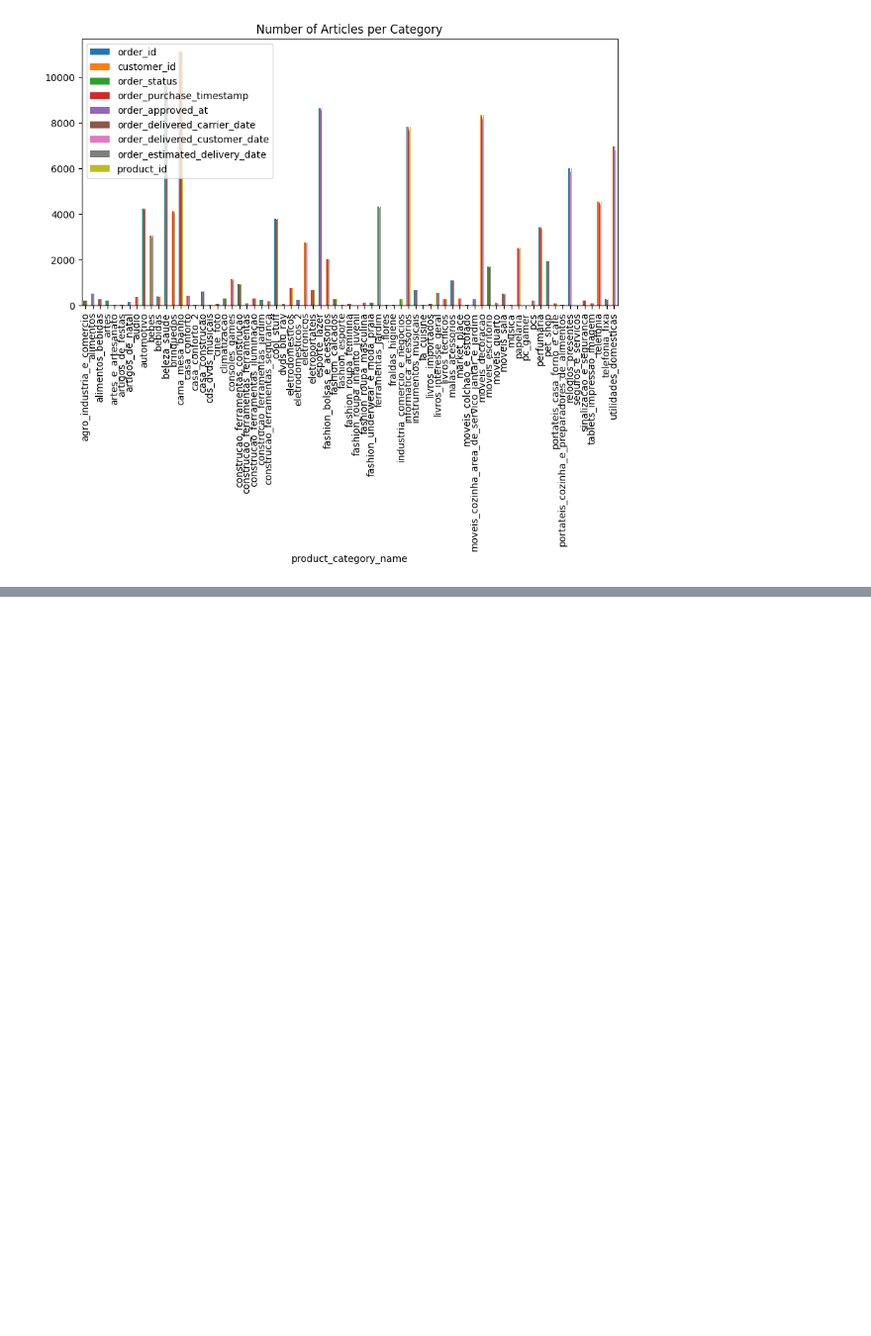
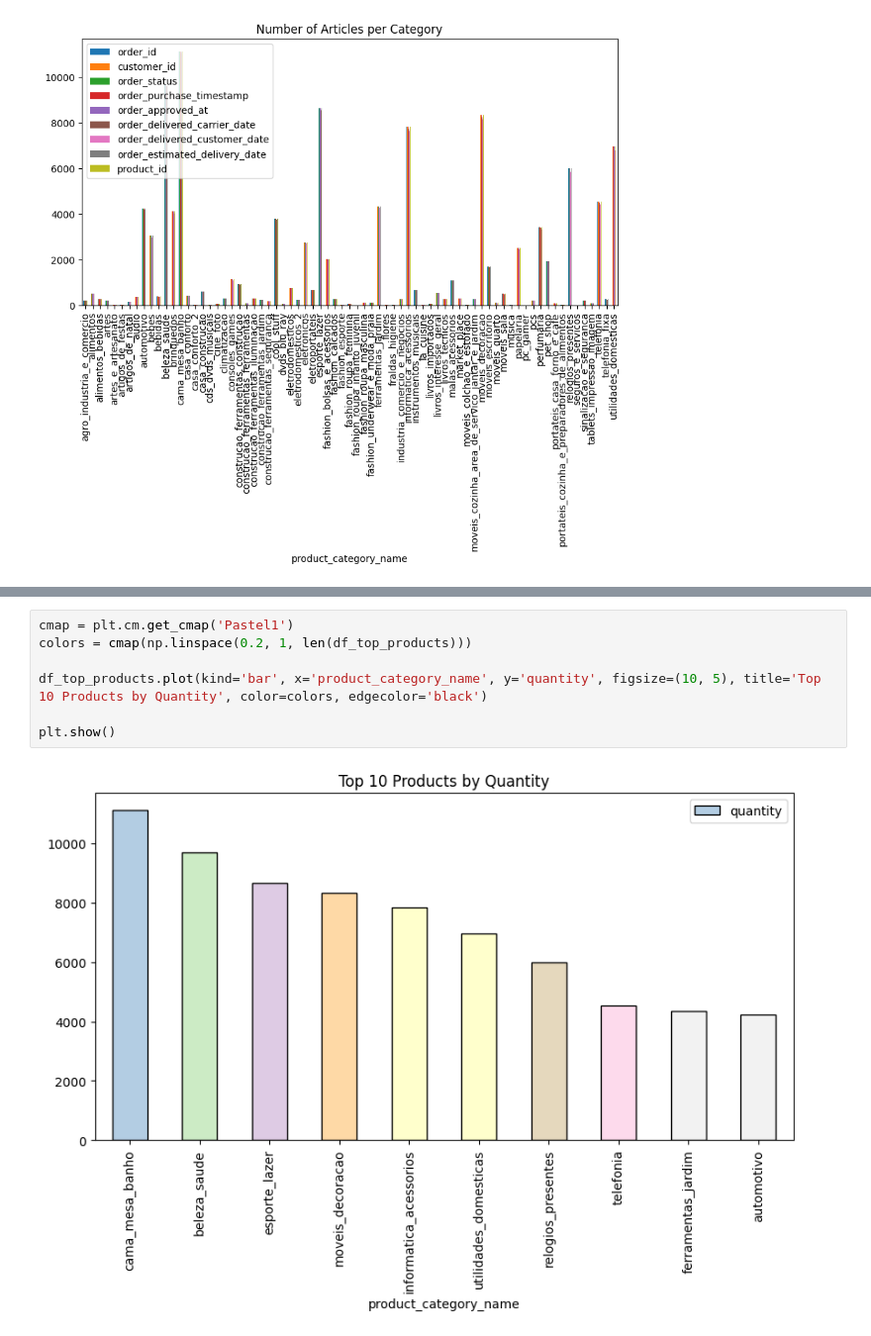
Before and after one commit to ijarpa/Data_Proyects, a Jupyter notebook: Data_challenge_data_fans/EDA_data_challenge.ipynb, the cells around one changed output, grey strips where cells are left out. Shown: that part at 99% size. Drawn from its saved outputs; the diff is of its cells as text; blank space fills up the shorter version.

```diff
--- a/Data_challenge_data_fans/EDA_data_challenge.ipynb
+++ b/Data_challenge_data_fans/EDA_data_challenge.ipynb
@@ -173,0 +176,9 @@ plt.show()
+# %%
+cmap = plt.cm.get_cmap('Pastel1')
+colors = cmap(np.linspace(0.2, 1, len(df_top_products)))
+
+df_top_products.plot(kind='bar', x='product_category_name', y='quantity', figsize=(10, 5), title='Top 10 Products by Quantity', color=colors, edgecolor='black')
+
+plt.show()
+# %% [output]
+[figure, added]
```
Also changed, not shown: parts of 4 cells of this notebook, 1 other file.
